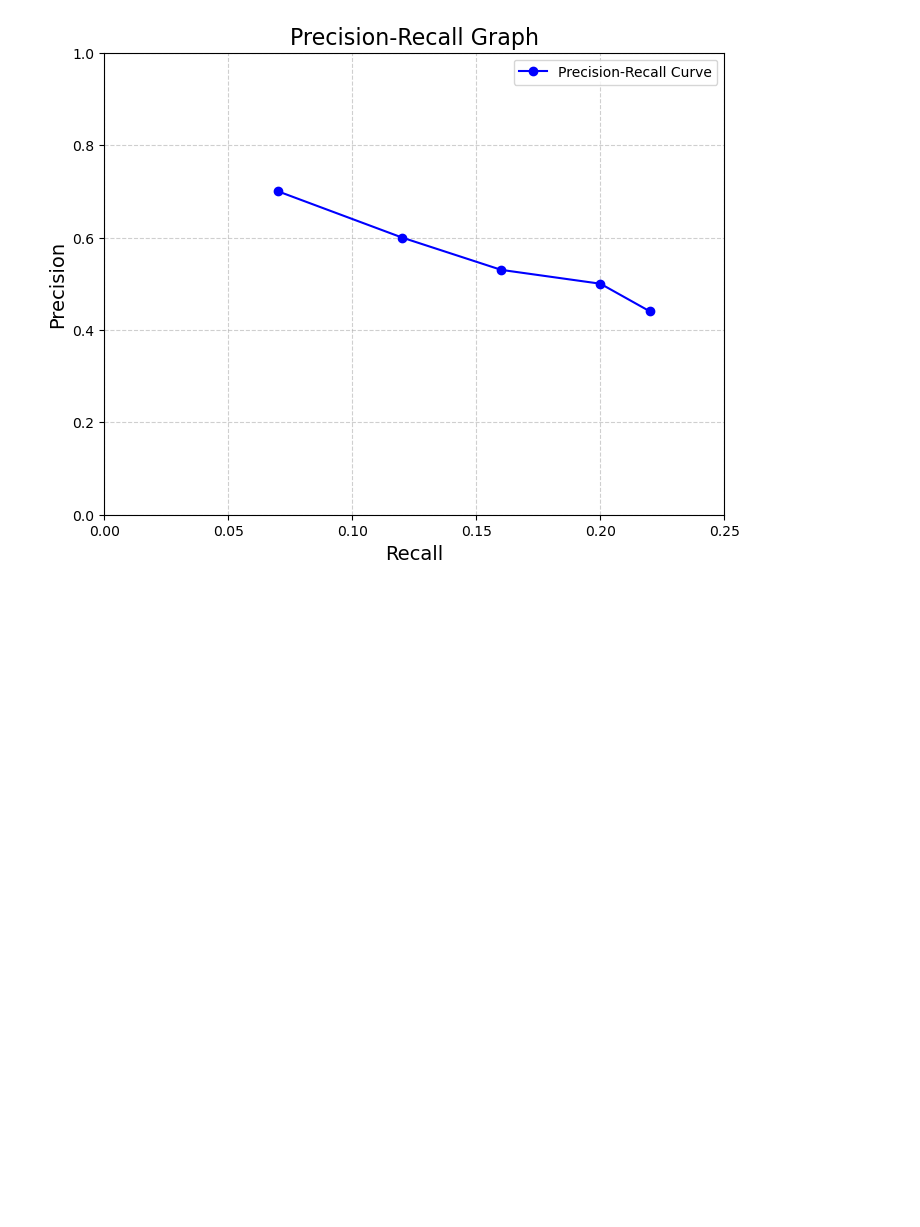
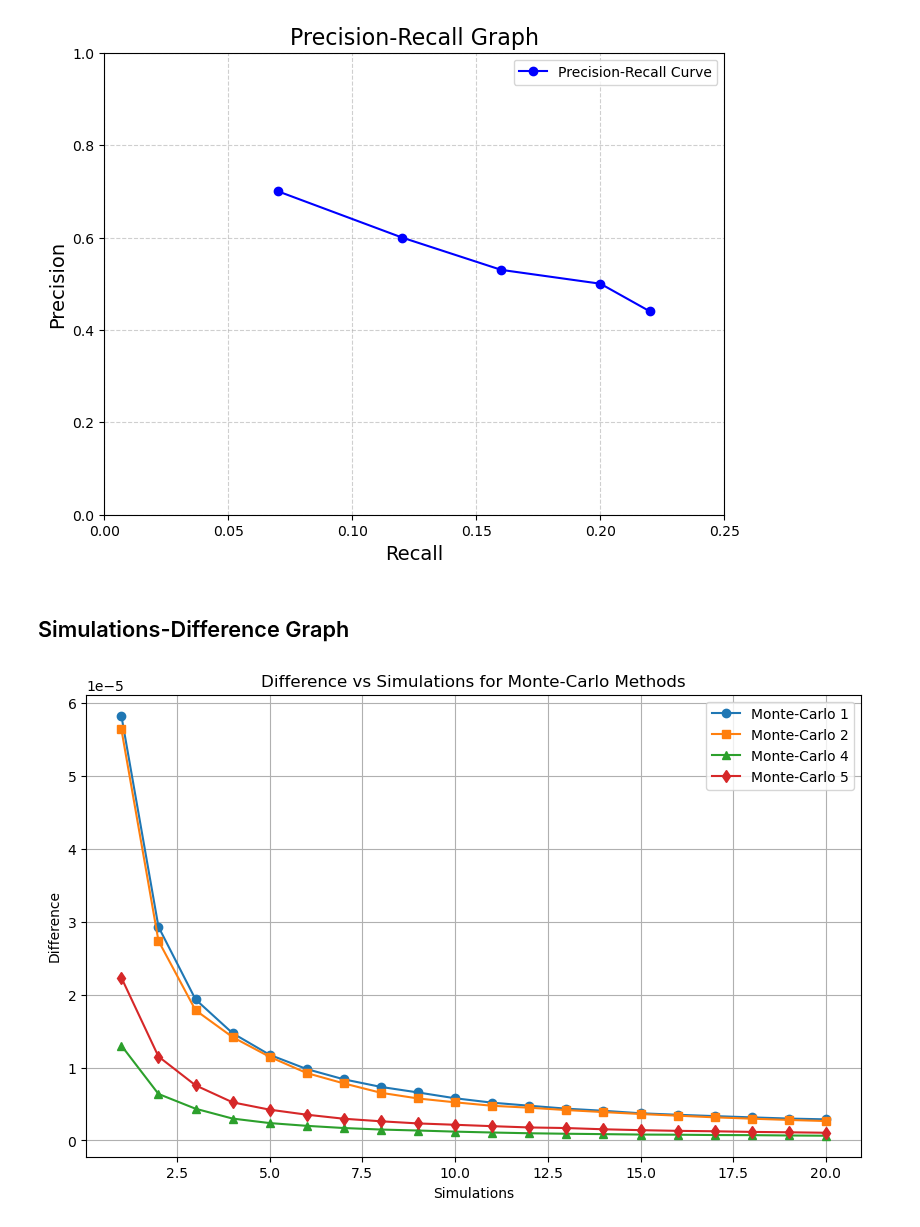
Before and after one commit to LuciousLim/Information-Retrieval-Systems, a Jupyter notebook: Assignment_2/text/draw.ipynb, the cells around one changed output. Drawn from its saved outputs; the diff is of its cells as text; code cells hidden in the pictures; blank space fills up the shorter version.

```diff
--- a/Assignment_2/text/draw.ipynb
+++ b/Assignment_2/text/draw.ipynb
@@ -43,3 +47,52 @@ plt.legend(loc='upper right')
 plt.show()
 # %% [output]
 [figure]
+# %% [markdown]
+## Simulations-Difference Graph
+# %%
+simulations = list(range(1, 21))
+
+difference_mc1 = [
+    0.000058286, 0.000029323, 0.000019355, 0.000014721, 0.000011754,
+    0.000009797, 0.000008391, 0.000007350, 0.000006590, 0.000005793,
+    0.000005189, 0.000004770, 0.000004366, 0.000004077, 0.000003734,
+    0.000003529, 0.000003345, 0.000003172, 0.000003009, 0.000002900
+]
+
+difference_mc2 = [
+    0.000056427, 0.000027399, 0.000017875, 0.000014184, 0.000011478,
+    0.000009250, 0.000007830, 0.000006545, 0.000005765, 0.000005237,
+    0.000004764, 0.000004497, 0.000004175, 0.000003898, 0.000003634,
+    0.000003405, 0.000003178, 0.000002993, 0.000002819, 0.000002669
+]
+
+difference_mc4 = [
+    0.000013025, 0.000006385, 0.000004359, 0.000003005, 0.000002390,
+    0.000002009, 0.000001710, 0.000001502, 0.000001369, 0.000001216,
+    0.000001095, 0.000000992, 0.000000925, 0.000000872, 0.000000813,
+    0.000000792, 0.000000746, 0.000000732, 0.000000686, 0.000000654
+]
+
+difference_mc5 = [
+    0.000022343, 0.000011522, 0.000007568, 0.000005234, 0.000004228,
+    0.000003539, 0.000002984, 0.000002634, 0.000002341, 0.000002156,
+    0.000001965, 0.000001789, 0.000001708, 0.000001538, 0.000001417,
+    0.000001322, 0.000001263, 0.000001178, 0.000001126, 0.000001061
+]
+
+plt.figure(figsize=(10, 6))
+
+plt.plot(simulations, difference_mc1, marker='o', label='Monte-Carlo 1')
+plt.plot(simulations, difference_mc2, marker='s', label='Monte-Carlo 2')
+plt.plot(simulations, difference_mc4, marker='^', label='Monte-Carlo 4')
+plt.plot(simulations, difference_mc5, marker='d', label='Monte-Carlo 5')
+
+plt.title('Difference vs Simulations for Monte-Carlo Methods')
+plt.xlabel('Simulations')
+plt.ylabel('Difference')
+plt.legend()
+plt.grid(True)
+
+plt.show()
+# %% [output]
+[figure, added]
```
Also changed, not shown: parts of 4 cells of this notebook, 1 other file.
